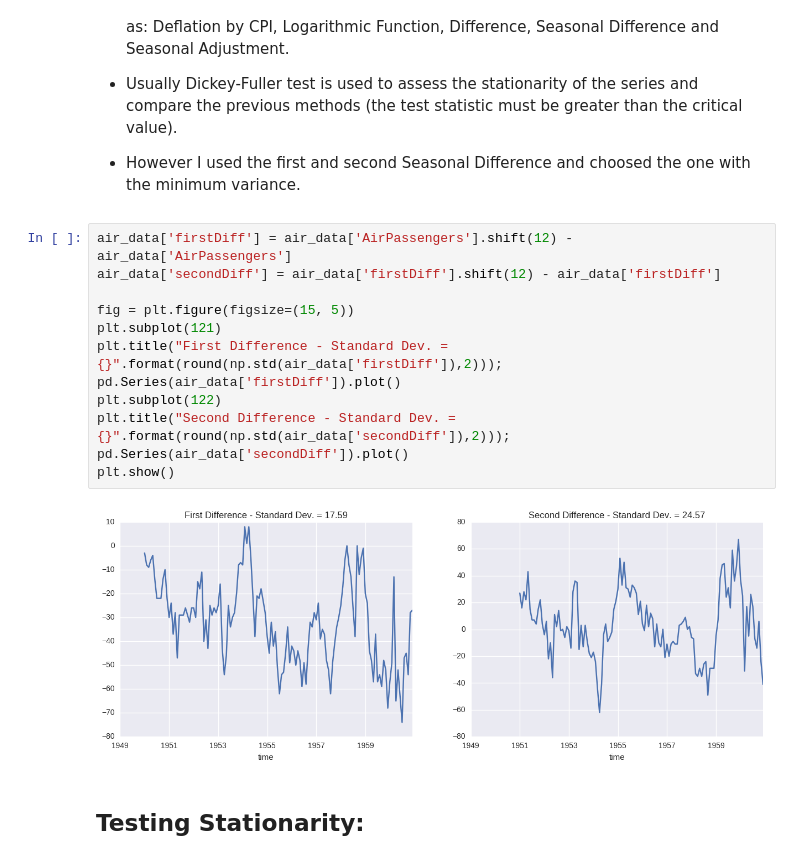
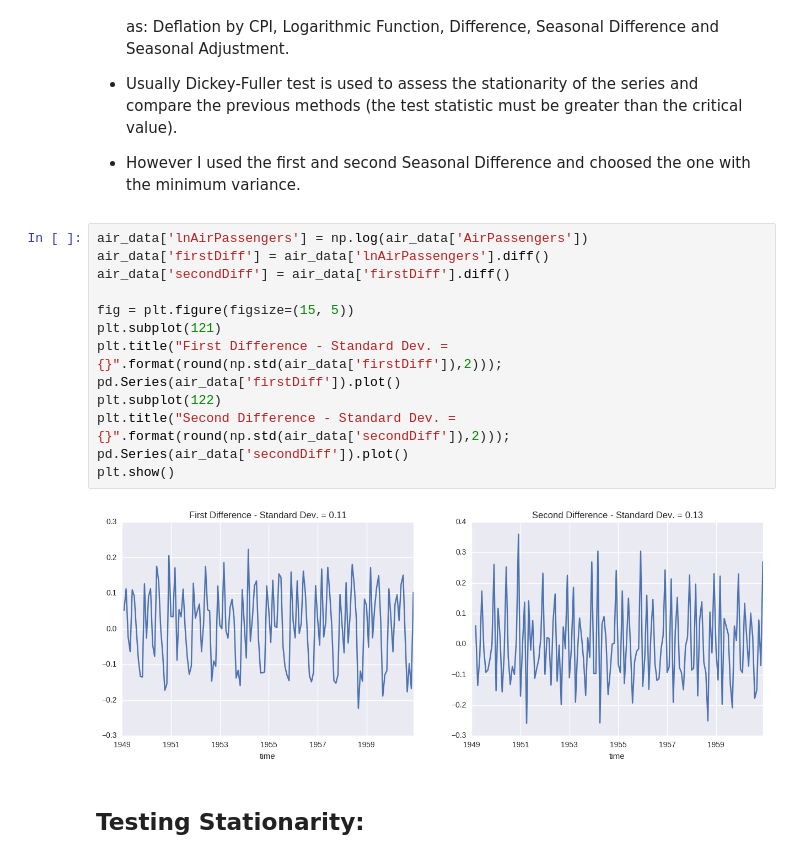
Before and after one commit to afarouky/become-datascience-master, a Jupyter notebook: airlines-ticket-forecasting/airlines-ticket-forecasting.ipynb, the cells around one changed output. Saved outputs shown, nothing was run; the diff lists cells and outputs as text.

```diff
--- a/airlines-ticket-forecasting/airlines-ticket-forecasting.ipynb
+++ b/airlines-ticket-forecasting/airlines-ticket-forecasting.ipynb
@@ -108,18 +144,19 @@ From the 2 figures above, one can conclude the the series has an additive trend
 
 * However I used the first and second Seasonal Difference and choosed the one with the minimum variance.
 # %%
-air_data['firstDiff'] = air_data['AirPassengers'].shift(12) - air_data['AirPassengers']
-air_data['secondDiff'] = air_data['firstDiff'].shift(12) - air_data['firstDiff']
+air_data['lnAirPassengers'] = np.log(air_data['AirPassengers'])
+air_data['firstDiff'] = air_data['lnAirPassengers'].diff()
+air_data['secondDiff'] = air_data['firstDiff'].diff()
 
 fig = plt.figure(figsize=(15, 5))
 plt.subplot(121)
 plt.title("First Difference - Standard Dev. = {}".format(round(np.std(air_data['firstDiff']),2)));
 pd.Series(air_data['firstDiff']).plot()
 plt.subplot(122)
 plt.title("Second Difference - Standard Dev. = {}".format(round(np.std(air_data['secondDiff']),2)));
 pd.Series(air_data['secondDiff']).plot()
 plt.show()
 # %% [output]
-[figure, old version]
+[figure, new version]
 # %% [markdown]
 ## Testing Stationarity:
```
Also changed, not shown: parts of 15 cells of this notebook.
